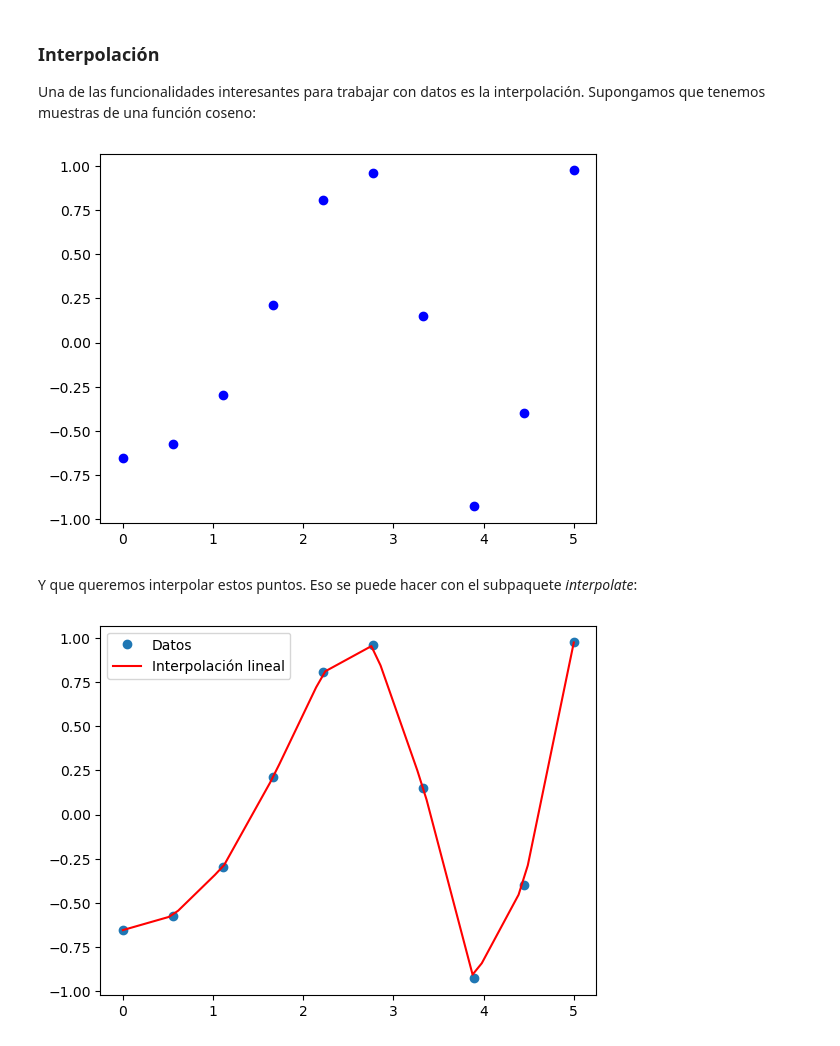
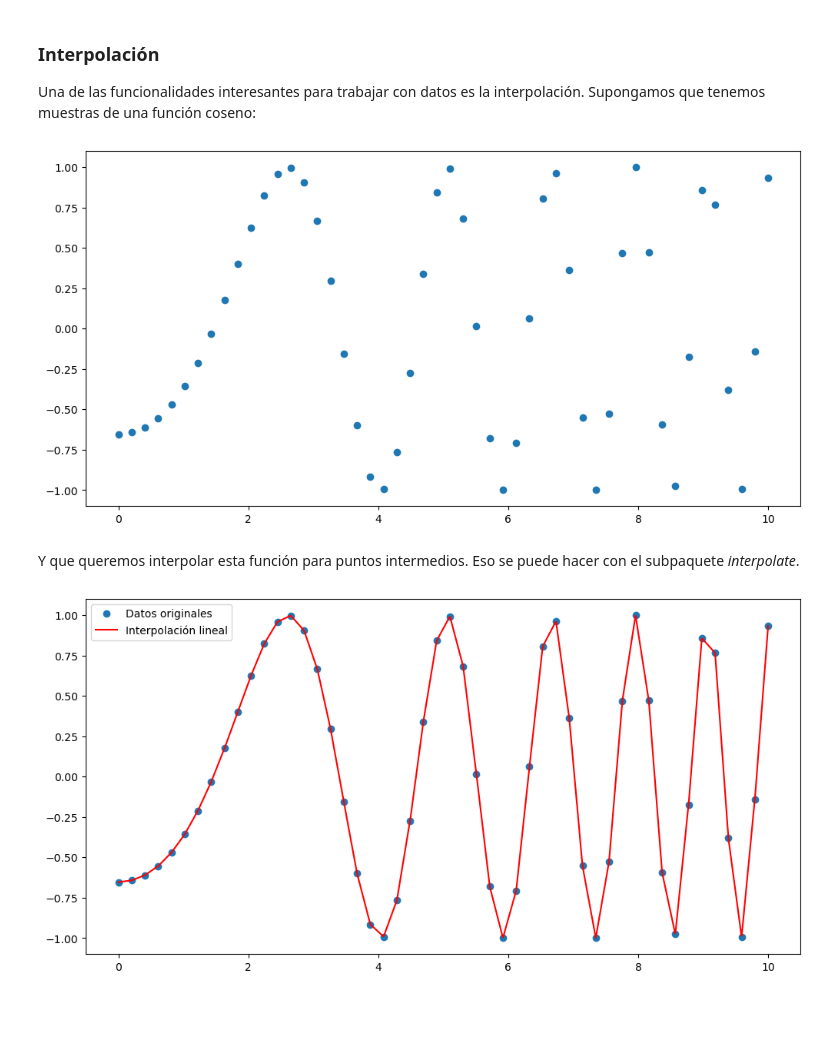
Before and after one commit to ftommasini/taller-python-cientifico, a Jupyter notebook: 2_2_Lib_SciPy.ipynb, the cells around one changed output. Cells and saved outputs as stored; diff of their text form; code cells hidden in the pictures; blank space fills up the shorter version.

```diff
--- a/2_2_Lib_SciPy.ipynb
+++ b/2_2_Lib_SciPy.ipynb
@@ -41,26 +41,33 @@ Una de las funcionalidades interesantes para trabajar con datos es la interpolac
 # %%
 import numpy as np
 import matplotlib.pyplot as plt
 
-x = np.linspace(0, 5, 10)
-y = np.cos(x**2/3+4)
-plt.scatter(x, y, c='b')
+x = np.linspace(0, 10, 50)  # puntos del eje horizontal
+y = np.cos((x**2) / 3 + 4)  # puntos del eje vertical
+
+# Graficamos
+plt.figure(figsize=(12, 6))
+plt.plot(x, y, 'o')
 plt.show()
 # %% [output]
-[figure, old version]
+[figure, new version]
 # %% [markdown]
-Y que queremos interpolar estos puntos. Eso se puede hacer con el subpaquete *interpolate*:
+Y que queremos interpolar esta función para puntos intermedios. Eso se puede hacer con el subpaquete *interpolate*.
 # %%
 from scipy import interpolate
 
-# se define una función de interpolación lineal
-fun1 = interpolate.interp1d(x, y,kind = 'linear')
-# puntos que se quieren interpolar
-x_new = np.linspace(0, 5, 50)
+# Definimos una función de interpolación lineal con los datos originales
+fun_lin = interpolate.interp1d(x, y, kind = 'linear')
+# Puntos que se quieren interpolar
+x_new = np.linspace(0, 10, 1000)
+# Realizamos la interpolación
+y_interp = fun_lin(x_new)
 
-plt.plot(x, y, 'o', x_new, fun1(x_new), '-r')
-plt.legend(['Datos', 'Interpolación lineal'], loc = 'best')
+# Graficamos los puntos originales más los interpolados
+plt.figure(figsize=(12, 6))
+plt.plot(x, y, 'o', x_new, y_interp, '-r')
+plt.legend(['Datos originales', 'Interpolación lineal'])
 plt.show()
 # %% [output]
-[figure, old version]
+[figure, new version]
 # %%
```
Also changed, not shown: parts of 20 cells of this notebook, 5 other files.
